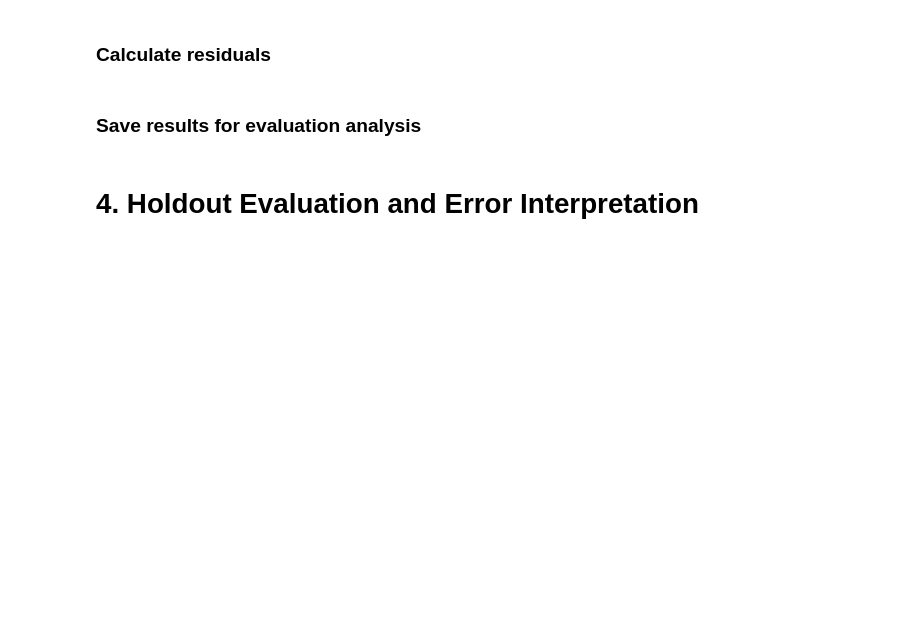
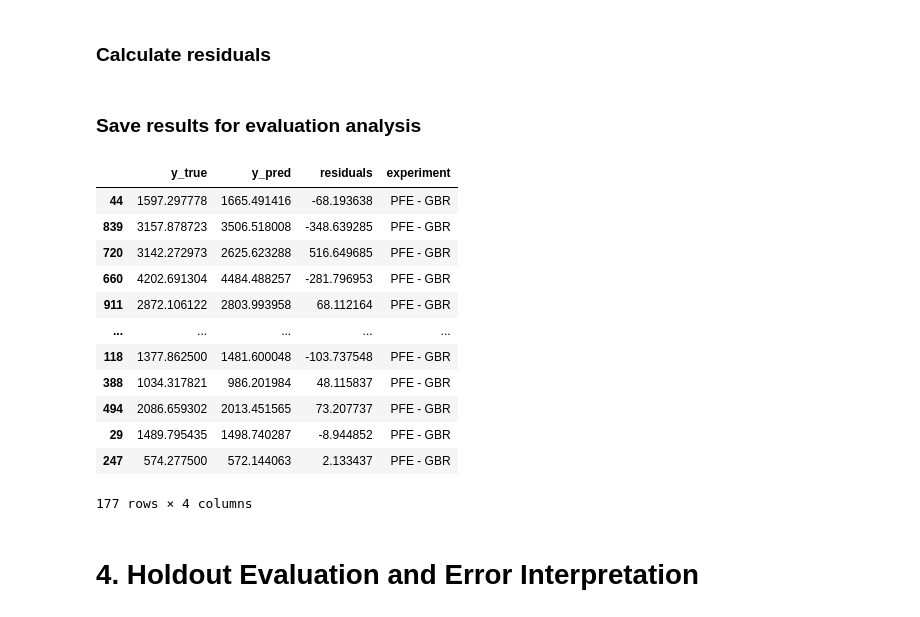
Before and after one commit to danieltodaDS/terminal-velocity-prediction, a Jupyter notebook: complementary_analysis.ipynb, the cells around one changed output. Drawn from its saved outputs; the diff is of its cells as text; code cells hidden in the pictures; blank space fills up the shorter version.

```diff
--- a/complementary_analysis.ipynb
+++ b/complementary_analysis.ipynb
@@ -175,7 +180,8 @@ A characteristic velocity is used in the computation of these quantities and is
         - testar a utilização de Stokes como substituto para "velocidade caracteristica" - assim nao haverá leakage
 # %%
 # Copy data
-data_run2 = data.copy()
+# Ja trago apenas as entradas apos a limpeza dos nulos
+data_run2 = data.loc[X.index].copy()
 # %%
 # Versao 2 da Feature Engineering
 # Principal diferença dessa versao da feature engineering é a utilizacao do d (em lugar do 'Radius (max) (mean) [µm]') para o calculo de Re
@@ -256,6 +262,22 @@ df_eval_b = pd.DataFrame({
     "residuals": pfe_gbr_residuals,
     "experiment": "PFE - GBR"
 })
+# %%
+df_eval_b
+# %% [output]
+|  | y_true | y_pred | residuals | experiment |
+| 44 | 1597.297778 | 1665.491416 | -68.193638 | PFE - GBR |
+| 839 | 3157.878723 | 3506.518008 | -348.639285 | PFE - GBR |
+| 720 | 3142.272973 | 2625.623288 | 516.649685 | PFE - GBR |
+| 660 | 4202.691304 | 4484.488257 | -281.796953 | PFE - GBR |
+| 911 | 2872.106122 | 2803.993958 | 68.112164 | PFE - GBR |
+| ... | ... | ... | ... | ... |
+| 118 | 1377.862500 | 1481.600048 | -103.737548 | PFE - GBR |
+| 388 | 1034.317821 | 986.201984 | 48.115837 | PFE - GBR |
+| 494 | 2086.659302 | 2013.451565 | 73.207737 | PFE - GBR |
+| 29 | 1489.795435 | 1498.740287 | -8.944852 | PFE - GBR |
+| 247 | 574.277500 | 572.144063 | 2.133437 | PFE - GBR |
+177 rows × 4 columns
 # %% [markdown]
 # 4. Holdout Evaluation and Error Interpretation
 # %%
```
Also changed, not shown: parts of 42 cells of this notebook, 4 other files.
